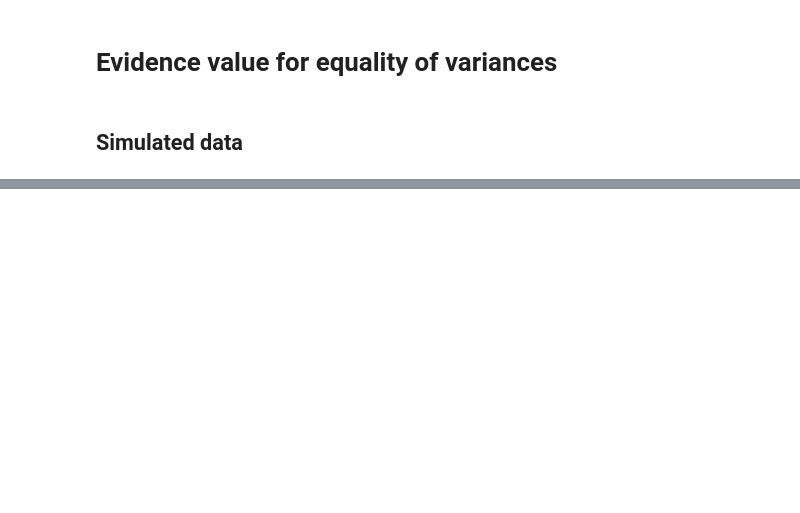
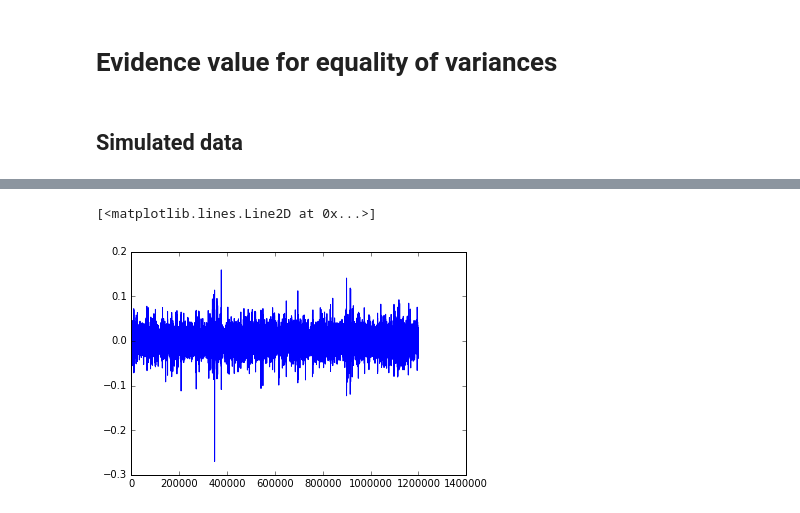
Before and after one commit to paulohubert/bayeseg, a Jupyter notebook: notebooks/evalue.ipynb, the cells around one changed output, grey strips where cells are left out. Saved outputs shown, nothing was run; the diff lists cells and outputs as text; code cells hidden in the pictures; blank space fills up the shorter version.

```diff
--- a/notebooks/evalue.ipynb
+++ b/notebooks/evalue.ipynb
@@ -190,0 +258,5 @@ print(len(tseg)+1, tdur)
+# %%
+plt.plot(wave[:1200003])
+# %% [output]
+[<matplotlib.lines.Line2D at 0x...>]
+[figure, added]
```
Also changed, not shown: parts of 12 cells of this notebook, 11 other files.
